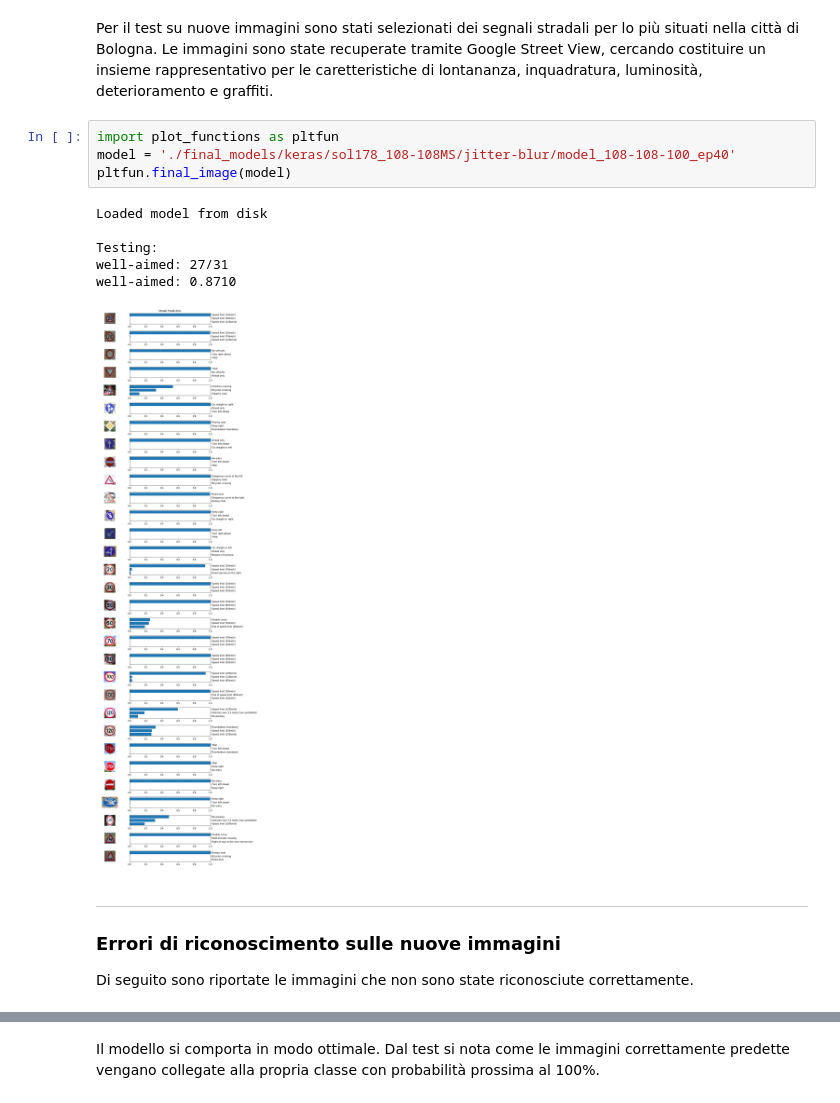
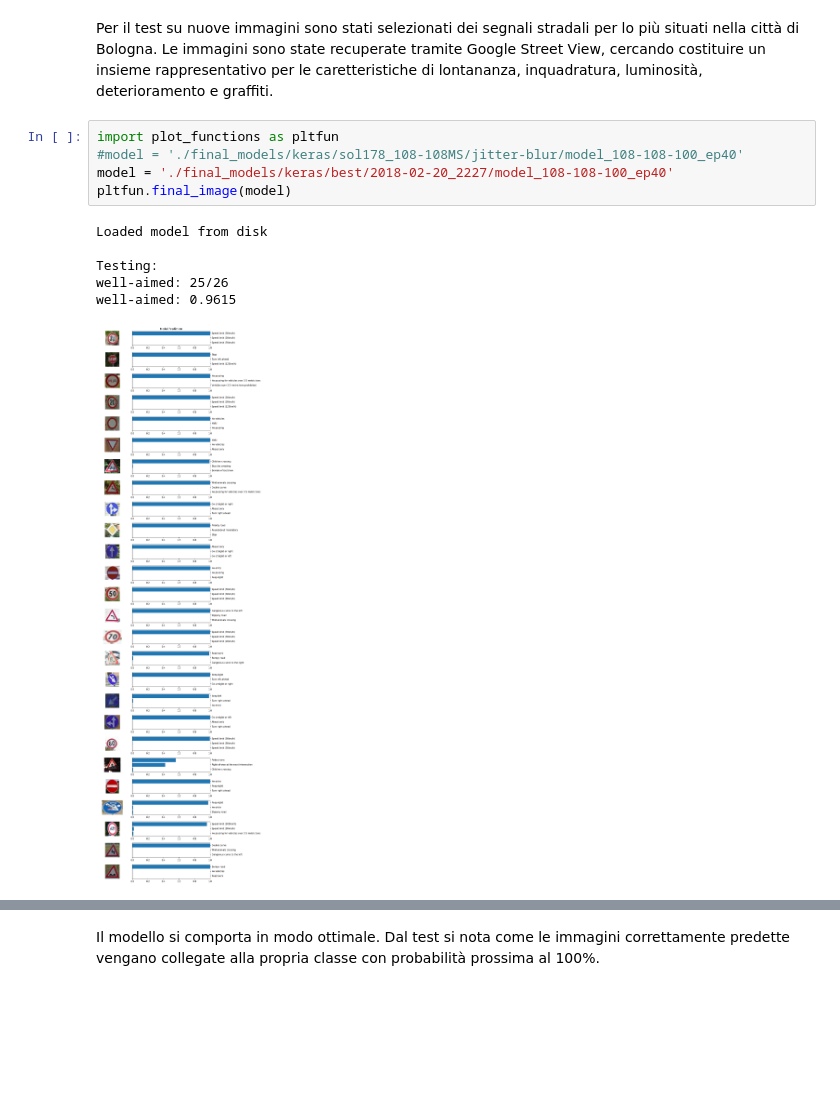
Before and after one commit to cecchilinux/machine_learning, a Jupyter notebook: notebooks/report.ipynb, the cells around one changed output, grey strips where cells are left out. Cells and saved outputs as stored; diff of their text form; blank space fills up the shorter version.

Commit message:
[REPORT] Test new images Bologna

```diff
--- a/notebooks/report.ipynb
+++ b/notebooks/report.ipynb
@@ -401,17 +390,13 @@ print(X_bad_aimed)
 Per il test su nuove immagini sono stati selezionati dei segnali stradali per lo più situati nella città di Bologna. Le immagini sono state recuperate tramite Google Street View, cercando costituire un insieme rappresentativo per le caretteristiche di lontananza, inquadratura, luminosità, deterioramento e graffiti.
 # %%
 import plot_functions as pltfun
-model = './final_models/keras/sol178_108-108MS/jitter-blur/model_108-108-100_ep40'
+#model = './final_models/keras/sol178_108-108MS/jitter-blur/model_108-108-100_ep40'
+model = './final_models/keras/best/2018-02-20_2227/model_108-108-100_ep40'
 pltfun.final_image(model)
 # %% [output]
 Loaded model from disk
 
 Testing:
-well-aimed: 27/31
-well-aimed: 0.8710
+well-aimed: 25/26
+well-aimed: 0.9615
-[figure, old version]
+[figure, new version]
-# %% [markdown]
----
-### Errori di riconoscimento sulle nuove immagini
-
-Di seguito sono riportate le immagini che non sono state riconosciute correttamente.
```
Also changed, not shown: parts of 14 cells of this notebook, 26 other files.
